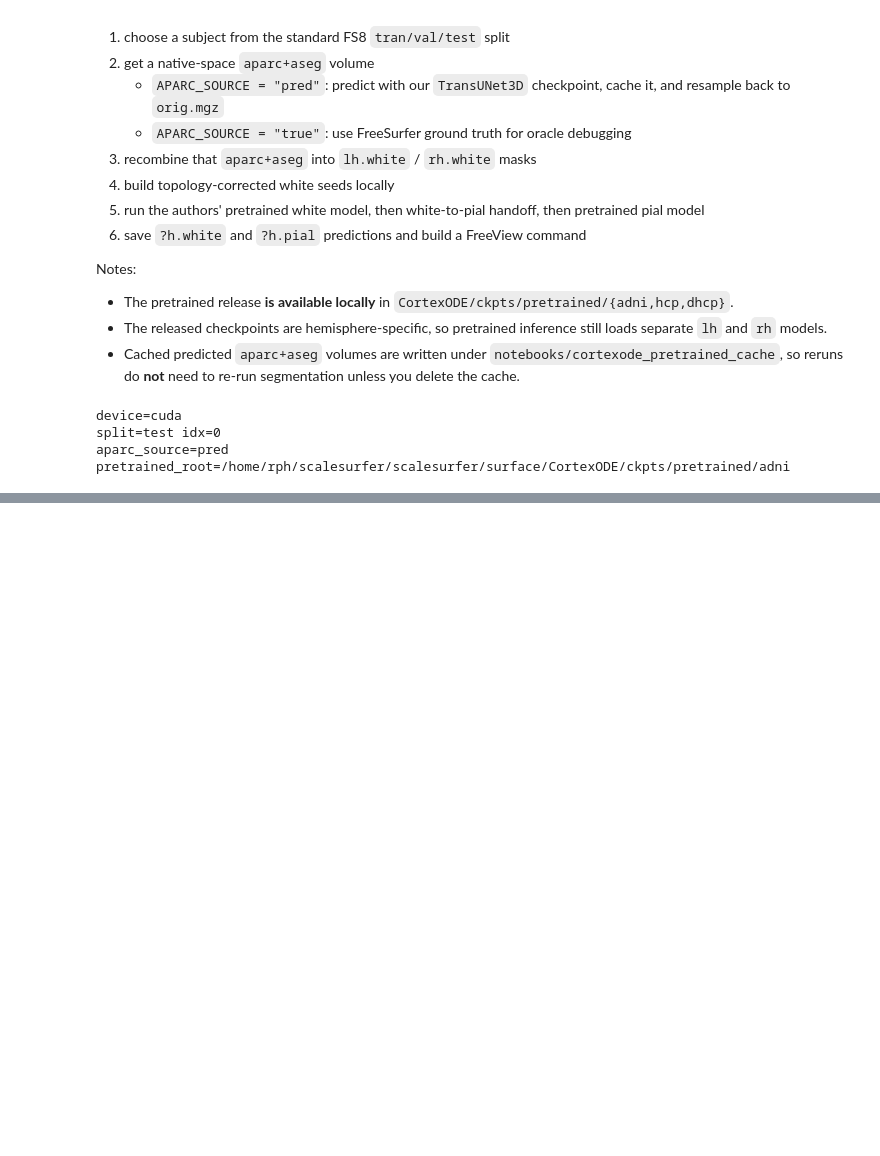
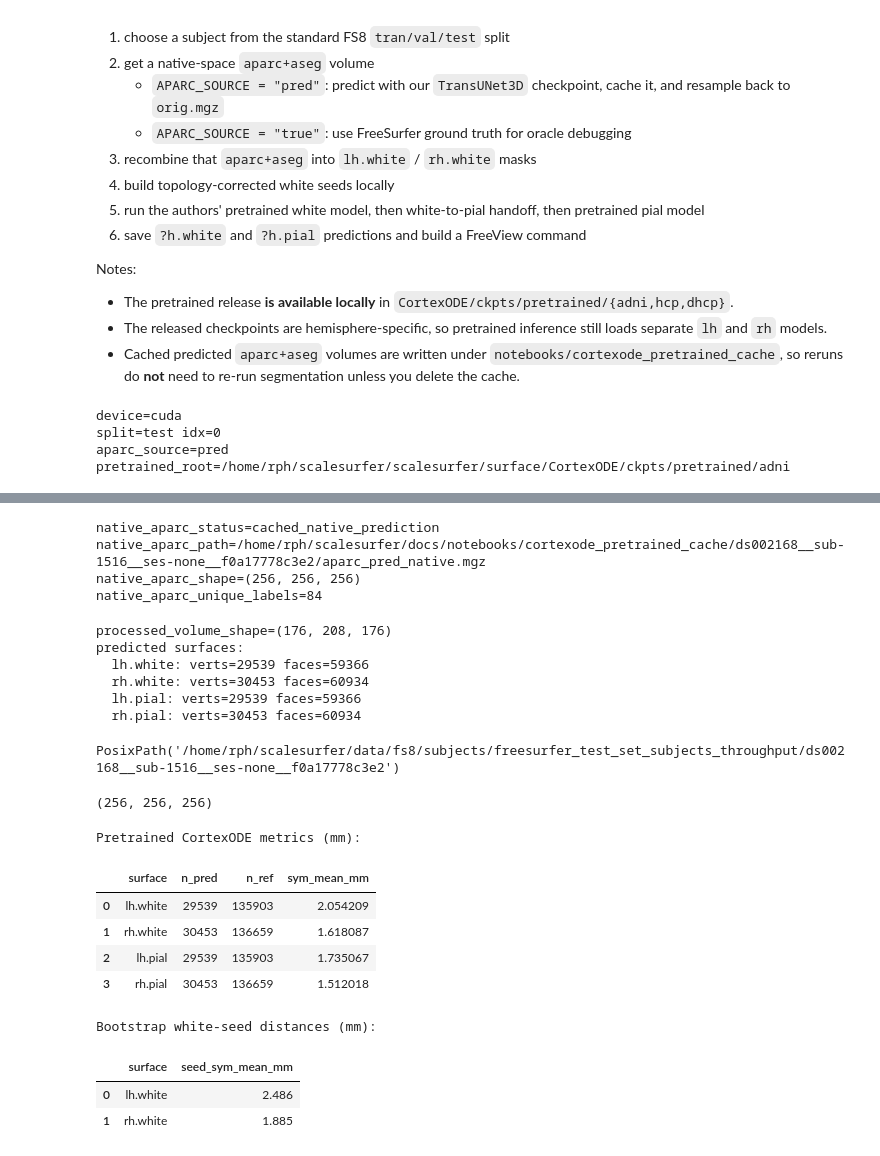
Before and after one commit to voytekresearch/scalesurfer, a Jupyter notebook: docs/notebooks/02_surface/07_cortex_ode.ipynb, the cells around one changed output, grey strips where cells are left out. Saved outputs shown, nothing was run; the diff lists cells and outputs as text; code cells hidden in the pictures; blank space fills up the shorter version.

Commit message:
update inference notebook; add surface recon with cortexode

```diff
--- a/docs/notebooks/02_surface/07_cortex_ode.ipynb
+++ b/docs/notebooks/02_surface/07_cortex_ode.ipynb
@@ -56,9 +56,9 @@ from scalesurfer.freeview import build_freeview_command
 REPO_ROOT = MODULE_PATH.parent
 TENSORS_ROOT_V8 = REPO_ROOT / "data" / "tensors_gcloud"
 FS8_SUBJECTS_ROOT = REPO_ROOT / "data" / "fs8" / "subjects" / "freesurfer_test_set_subjects_throughput"
-SEG_CKPT_PATH = REPO_ROOT / "notebooks" / "checkpoints_fsv8" / "fsv8_20260402_034229" / "transunet3d_best.pt"
-TARGET_CACHE_ROOT = REPO_ROOT / "notebooks" / "target_cache"
-PRETRAINED_CACHE_ROOT = REPO_ROOT / "notebooks" / "cortexode_pretrained_cache"
+SEG_CKPT_PATH = REPO_ROOT / "docs" / "notebooks" / "checkpoints_fsv8" / "fsv8_20260402_034229" / "transunet3d_best.pt"
+TARGET_CACHE_ROOT = REPO_ROOT / "docs" / "notebooks" / "target_cache"
+PRETRAINED_CACHE_ROOT = REPO_ROOT / "docs" / "notebooks" / "cortexode_pretrained_cache"
 PRED_SURFACE_ROOT = Path("/tmp/cortexode_pretrained")
 
 EXAMPLE_SPLIT = "test"
@@ -204,6 +212,11 @@ print(f"native_aparc_status={native_aparc_status}")
 print(f"native_aparc_path={native_aparc_path}")
 print(f"native_aparc_shape={native_aparc.shape}")
 print(f"native_aparc_unique_labels={len(np.unique(native_aparc))}")
+# %% [output]
+native_aparc_status=cached_native_prediction
+native_aparc_path=/home/rph/scalesurfer/docs/notebooks/cortexode_pretrained_cache/ds002168__sub-1516__ses-none__f0a17778c3e2/aparc_pred_native.mgz
+native_aparc_shape=(256, 256, 256)
+native_aparc_unique_labels=84
 # %%
 
 model_bundles = load_pretrained_model_bundles(config=config)
@@ -222,25 +235,51 @@ print("predicted surfaces:")
 for name in ("lh.white", "rh.white", "lh.pial", "rh.pial"):
     surf = pred_surfaces[name]
     print(f"  {name}: verts={surf['vertices_ras'].shape[0]} faces={surf['faces'].shape[0]}")
+# %% [output]
+processed_volume_shape=(176, 208, 176)
+predicted surfaces:
+  lh.white: verts=29539 faces=59366
+  rh.white: verts=30453 faces=60934
+  lh.pial: verts=29539 faces=59366
+  rh.pial: verts=30453 faces=60934
+# %%
+subject_dir
+# %% [output]
+PosixPath('/home/rph/scalesurfer/data/fs8/subjects/freesurfer_test_set_subjects_throughput/ds002168__sub-1516__ses-none__f0a17778c3e2')
+# %%
+native_aparc.shape
+# %% [output]
+(256, 256, 256)
 # %%
 
-pred_eval_df = evaluate_surfaces(pred_surfaces, subject_dir, metadata_path)
+pred_eval_df = evaluate_surfaces(pred_surfaces, subject_dir)
 print("Pretrained CortexODE metrics (mm):")
 display(pred_eval_df)
 
 white_seed_eval_rows = []
 for name in ("lh.white", "rh.white"):
     surf = seed_surfaces[name]
     ref_path = subject_dir / "surf" / name
     ref_verts, _ = nib.freesurfer.io.read_geometry(str(ref_path))
-    from scalesurfer.surface_shared import symmetric_mean_distance
+    from scalesurfer.surface.metrics import symmetric_mean_distance
     white_seed_eval_rows.append({
         "surface": name,
         "seed_sym_mean_mm": symmetric_mean_distance(surf["vertices_ras"], ref_verts),
     })
 seed_eval_df = pd.DataFrame(white_seed_eval_rows)
 print("Bootstrap white-seed distances (mm):")
 display(seed_eval_df.round(3))
+# %% [output]
+Pretrained CortexODE metrics (mm):
+|  | surface | n_pred | n_ref | sym_mean_mm |
+| 0 | lh.white | 29539 | 135903 | 2.054209 |
+| 1 | rh.white | 30453 | 136659 | 1.618087 |
+| 2 | lh.pial | 29539 | 135903 | 1.735067 |
+| 3 | rh.pial | 30453 | 136659 | 1.512018 |
+Bootstrap white-seed distances (mm):
+|  | surface | seed_sym_mean_mm |
+| 0 | lh.white | 2.486 |
+| 1 | rh.white | 1.885 |
 # %%
 
 out_root = PRED_SURFACE_ROOT / str(subject_id) / APARC_SOURCE
```
Also changed, not shown: parts of 4 cells of this notebook, 5 other files.
